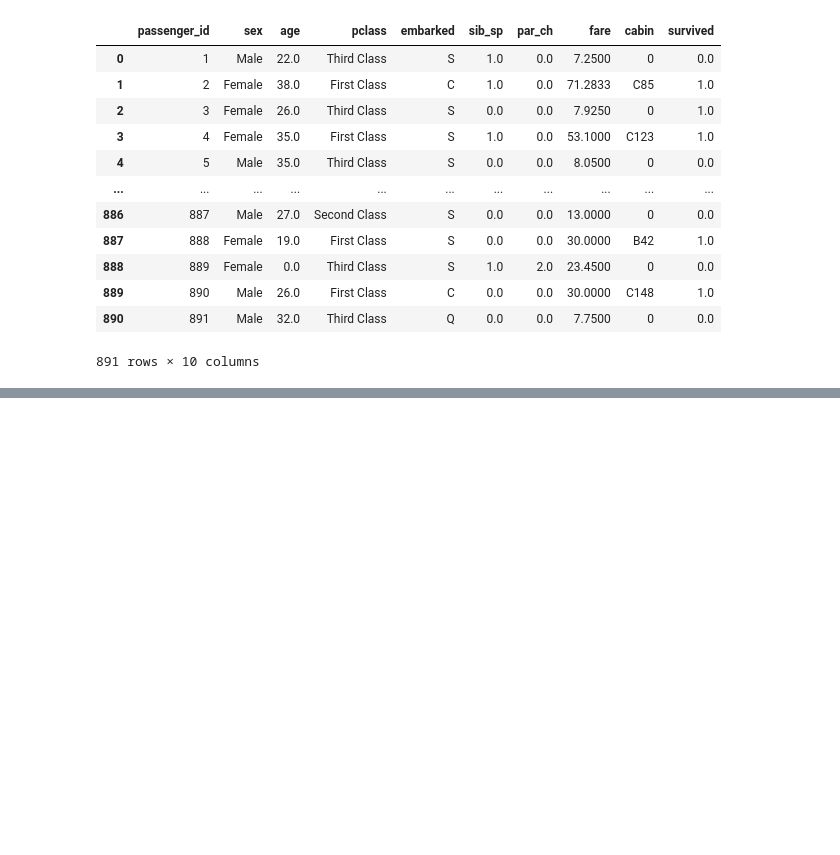
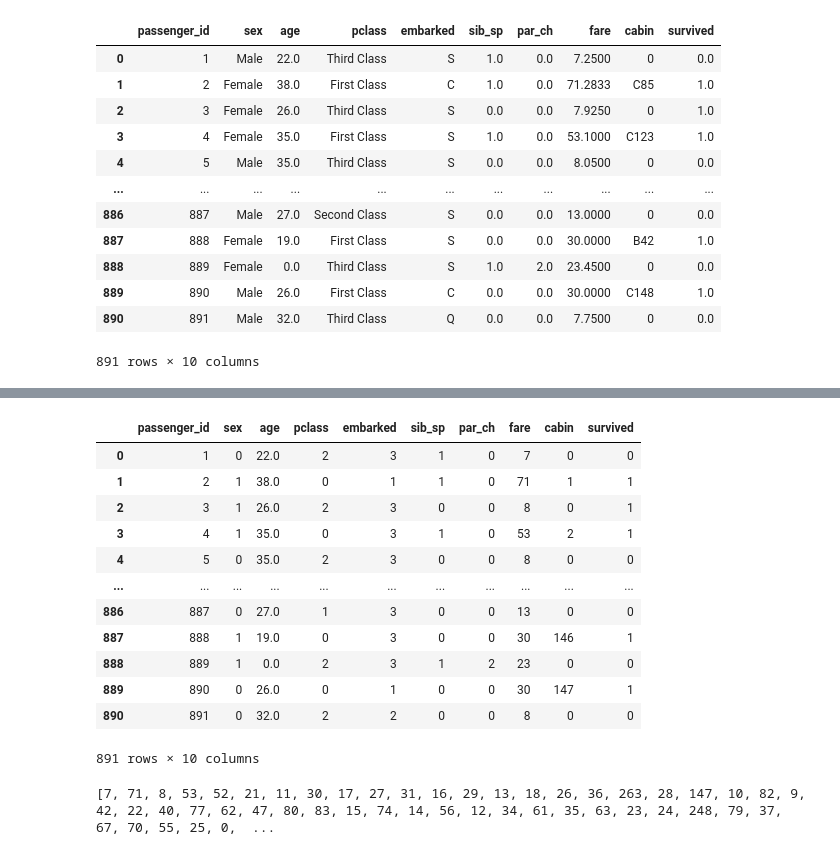
Before and after one commit to ftrono/Academy, a Jupyter notebook: exam/preprocessing.ipynb, the cells around one changed output, grey strips where cells are left out. Drawn from its saved outputs; the diff is of its cells as text; code cells hidden in the pictures; blank space fills up the shorter version.

```diff
--- a/exam/preprocessing.ipynb
+++ b/exam/preprocessing.ipynb
@@ -286,0 +313,25 @@ for i in full.index:
+# %%
+full['sib_sp'] = full['sib_sp'].astype(int)
+full['par_ch'] = full['par_ch'].astype(int)
+full['survived'] = full['survived'].astype(int)
+full['fare'] = full['fare'].round(0).astype(int) ###
+
+full
+# %% [output]
+|  | passenger_id | sex | age | pclass | embarked | sib_sp | par_ch | fare | cabin | survived |
+| 0 | 1 | 0 | 22.0 | 2 | 3 | 1 | 0 | 7 | 0 | 0 |
+| 1 | 2 | 1 | 38.0 | 0 | 1 | 1 | 0 | 71 | 1 | 1 |
+| 2 | 3 | 1 | 26.0 | 2 | 3 | 0 | 0 | 8 | 0 | 1 |
+| 3 | 4 | 1 | 35.0 | 0 | 3 | 1 | 0 | 53 | 2 | 1 |
+| 4 | 5 | 0 | 35.0 | 2 | 3 | 0 | 0 | 8 | 0 | 0 |
+| ... | ... | ... | ... | ... | ... | ... | ... | ... | ... | ... |
+| 886 | 887 | 0 | 27.0 | 1 | 3 | 0 | 0 | 13 | 0 | 0 |
+| 887 | 888 | 1 | 19.0 | 0 | 3 | 0 | 0 | 30 | 146 | 1 |
+| 888 | 889 | 1 | 0.0 | 2 | 3 | 1 | 2 | 23 | 0 | 0 |
+| 889 | 890 | 0 | 26.0 | 0 | 1 | 0 | 0 | 30 | 147 | 1 |
+| 890 | 891 | 0 | 32.0 | 2 | 2 | 0 | 0 | 8 | 0 | 0 |
+891 rows × 10 columns
+# %%
+print(full['fare'].unique().tolist())
+# %% [output]
+[7, 71, 8, 53, 52, 21, 11, 30, 17, 27, 31, 16, 29, 13, 18, 26, 36, 263, 28, 147, 10, 82, 9, 42, 22, 40, 77, 62, 47, 80, 83, 15, 74, 14, 56, 12, 34, 61, 35, 63, 23, 24, 248, 79, 37, 67, 70, 55, 25, 0,  ...
```
Also changed, not shown: parts of 3 cells of this notebook, 1 other file.
